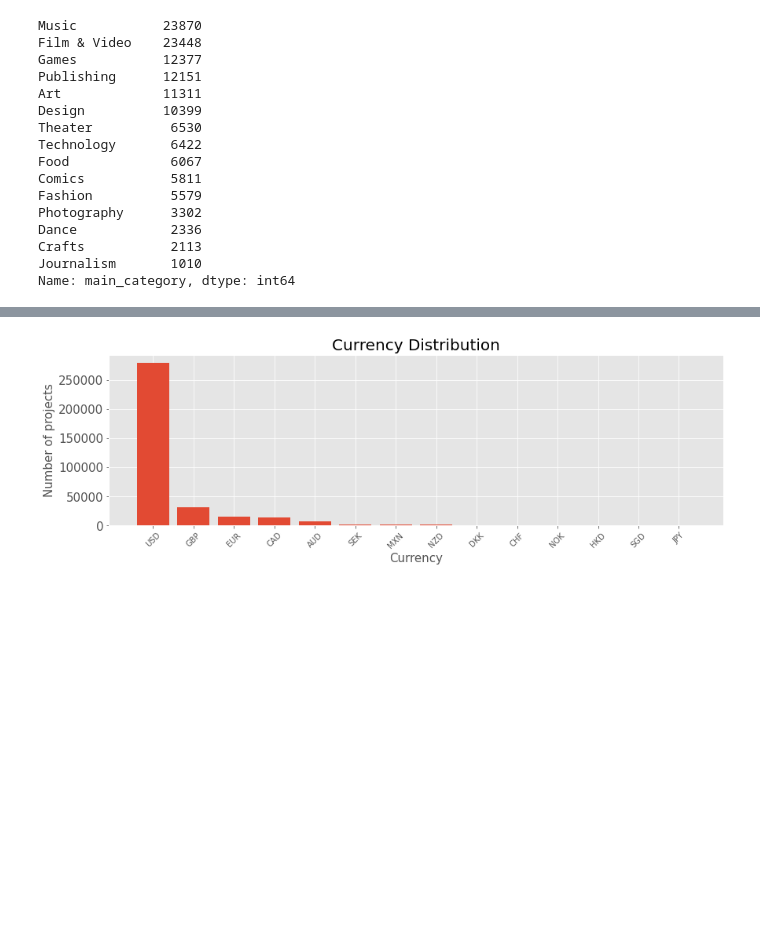
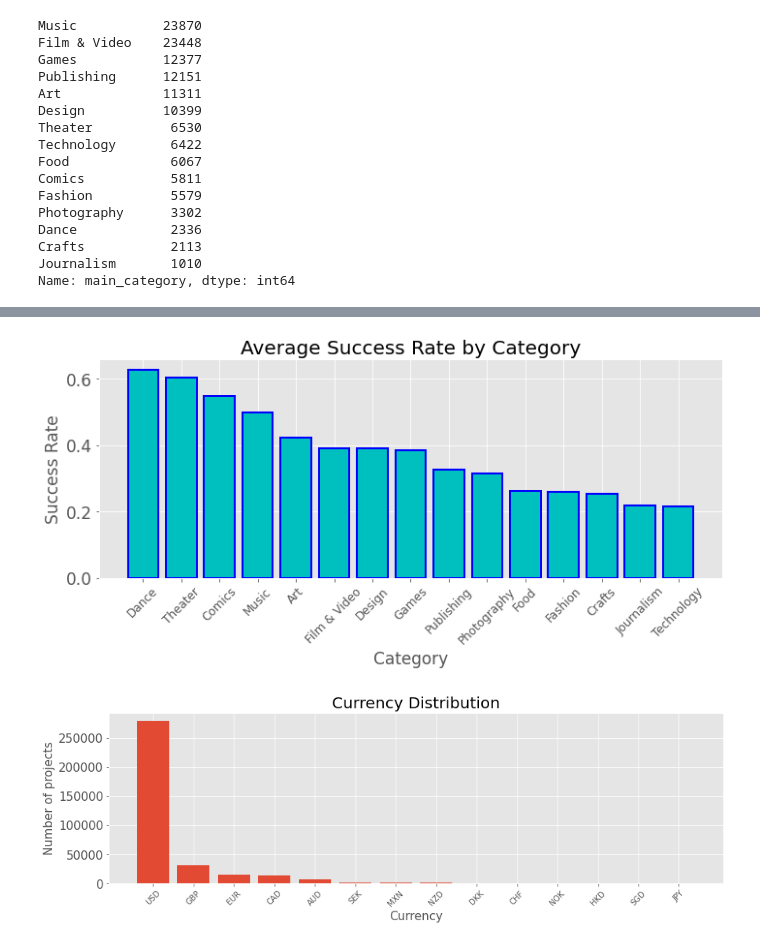
Before and after one commit to benkarlsberg/Ensemble-Deep-Learning-Model-Predict-Kickstarter-Success, a Jupyter notebook: EDA.ipynb, the cells around one changed output, grey strips where cells are left out. Saved outputs shown, nothing was run; the diff lists cells and outputs as text; code cells hidden in the pictures; blank space fills up the shorter version.

```diff
--- a/EDA.ipynb
+++ b/EDA.ipynb
@@ -452,3 +474,21 @@ plt.legend()
+# %%
+# plot category (x) to success rate (y)
+
+fig, ax = plt.subplots(1, figsize = (10, 5))
+labels = success_rate_category.index
+x = np.arange(len(labels))
+
+ax.bar(x, success_rate_category, color='c', edgecolor = 'b', linewidth = '2')
+ax.set_title('Average Success Rate by Category')
+ax.set_xticks(x)
+ax.set_xticklabels(labels, rotation=45, size = 12)
+ax.set_xlabel('Category')
+ax.set_ylabel('Success Rate')
+
+plt.tight_layout()
+plt.savefig('images/category_success_rate.jpg')
+# %% [output]
+[figure, added]
 # %%
 currency = df['currency'].value_counts()
 
```
Also changed, not shown: parts of 6 cells of this notebook, 11 other files.
